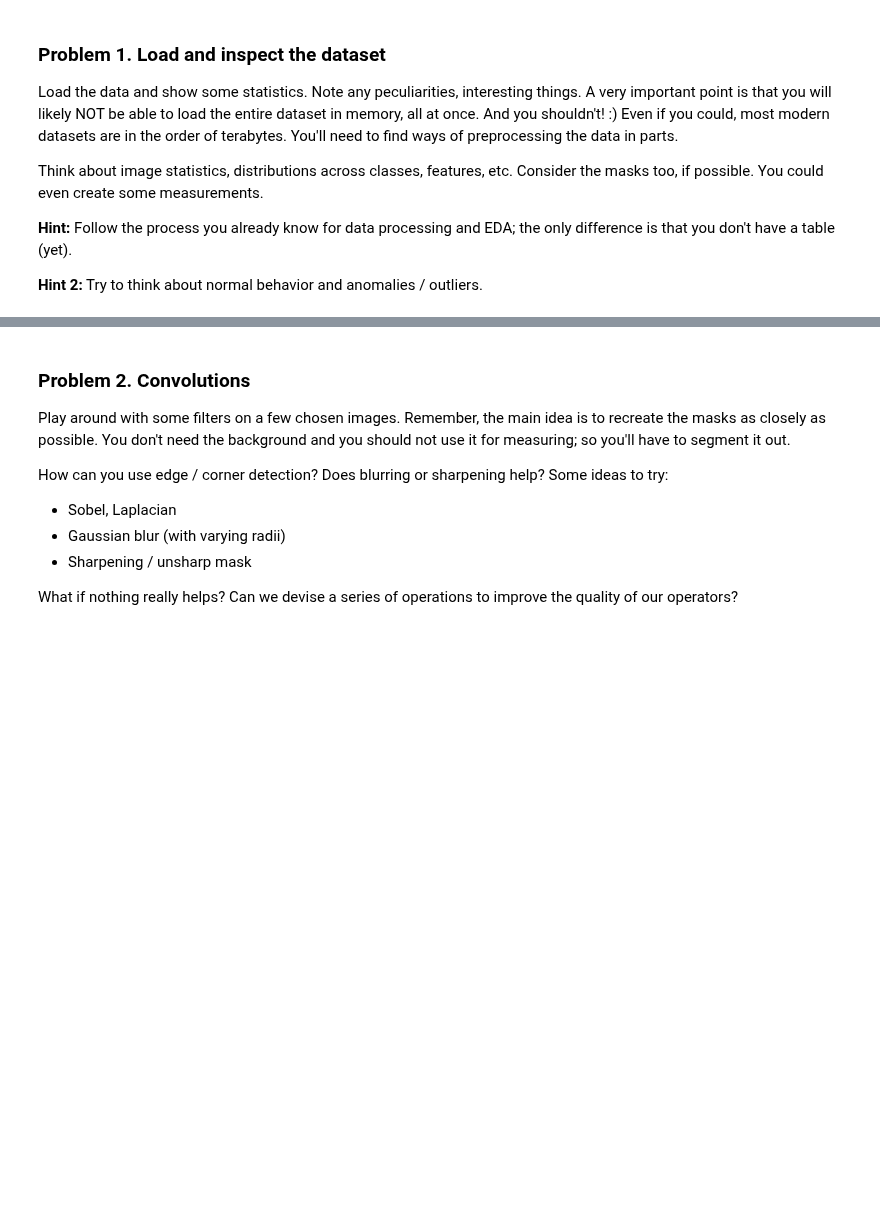
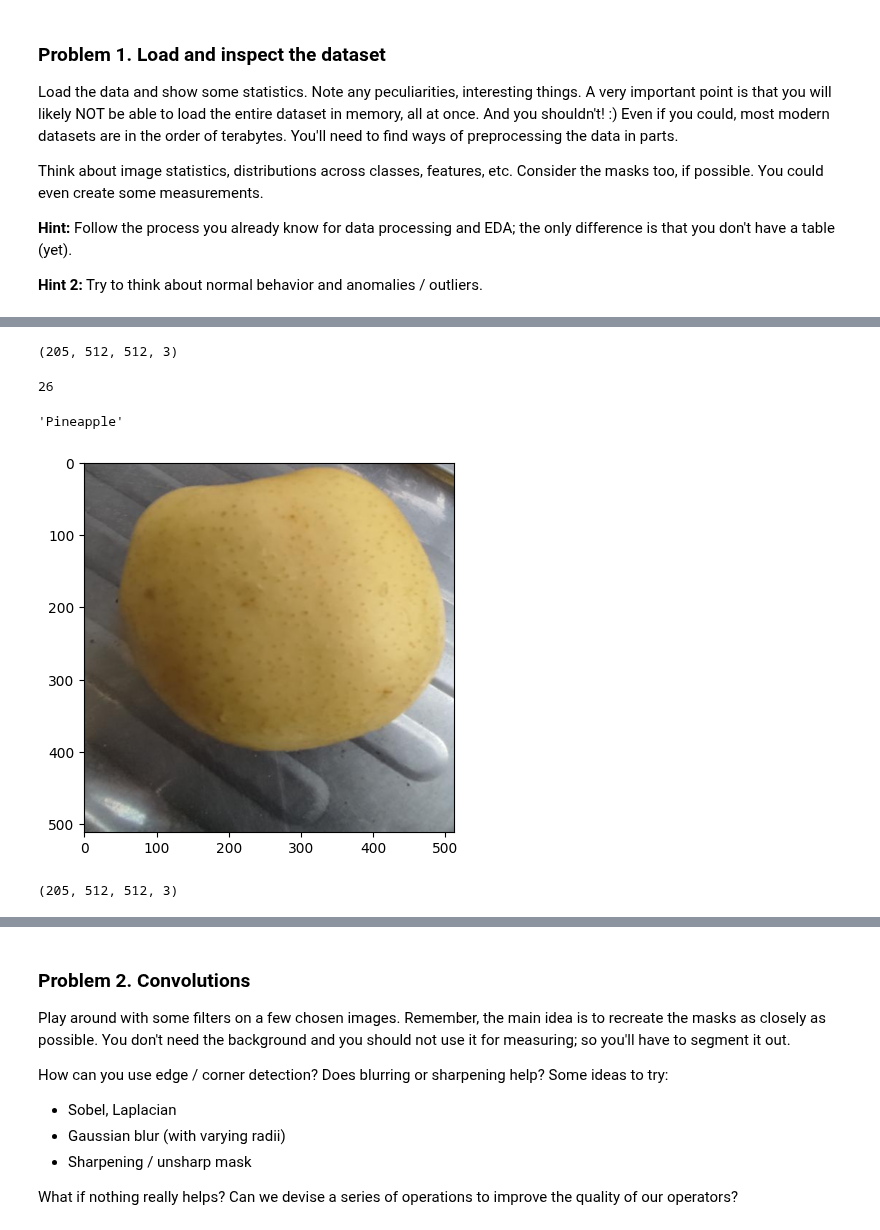
Before and after one commit to PlamenPlamenovStanchev/Data-Science, a Jupyter notebook: Working with Images/Working with Images Exercise.ipynb, the cells around one changed output, grey strips where cells are left out. Drawn from its saved outputs; the diff is of its cells as text; code cells hidden in the pictures; blank space fills up the shorter version.

```diff
--- a/Working with Images/Working with Images Exercise.ipynb
+++ b/Working with Images/Working with Images Exercise.ipynb
@@ -18,0 +260,3 @@ Think about image statistics, distributions across classes, features, etc. Consi
+# %%
+for i, row in sample_classes.iterrows():
+    print(os.listdir(row.path))
@@ -18,0 +269,6 @@ Think about image statistics, distributions across classes, features, etc. Consi
+# %%
+for i, row in sample_classes.iterrows():
+    image_paths = os.listdir(row.path)
+    for image_path in image_paths:
+        full_path = f"{row.path}/{image_path}"
+        print(full_path)
@@ -18,0 +293,10 @@ Think about image statistics, distributions across classes, features, etc. Consi
+# %%
+all_images = []
+all_classes = []
+for i, row in sample_classes.iterrows():
+    image_paths = os.listdir(row.path)
+    for image_path in image_paths:
+        full_path = f"{row.path}/{image_path}"
+        image = imread(full_path)
+        all_images.append(image)
+        all_classes.append(row.name)
@@ -18,0 +323,31 @@ Think about image statistics, distributions across classes, features, etc. Consi
+# %%
+np.array(all_images).shape
+# %% [output]
+(205, 512, 512, 3)
+# %%
+all_classes[10]
+# %% [output]
+26
+# %%
+all_images = []
+all_classes = []
+for i, row in sample_classes.iterrows():
+    image_paths = os.listdir(row.path)
+    for image_path in image_paths:
+        full_path = f"{row.path}/{image_path}"
+        image = imread(full_path)
+        all_images.append(image)
+        all_classes.append(row["name"])
+# %%
+all_classes[10]
+# %% [output]
+'Pineapple'
+# %%
+plt.imshow(all_images[10])
+plt.show()
+# %% [output]
+[figure, added]
+# %%
+np.array(all_images).shape
+# %% [output]
+(205, 512, 512, 3)
```
Also changed, not shown: parts of 94 cells of this notebook, 5 other files.
